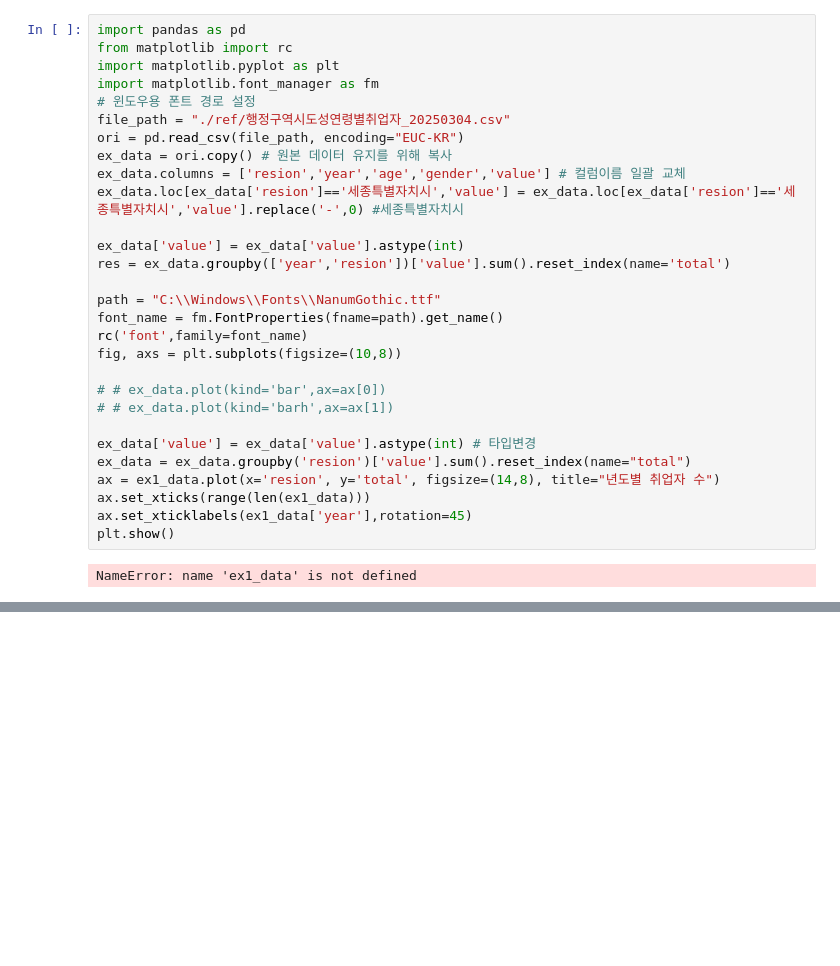
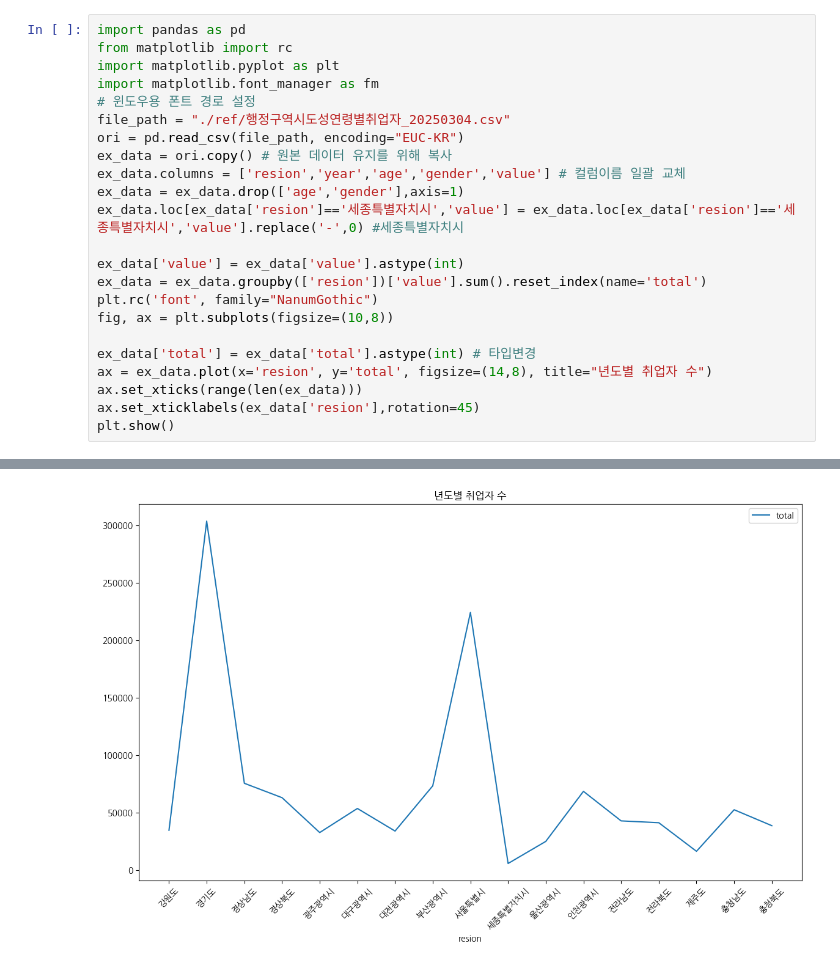
Before and after one commit to YB3698/python_pyb, a Jupyter notebook: 0304과제_지역별 취업자.ipynb, the cells around one changed output, grey strips where cells are left out. Drawn from its saved outputs; the diff is of its cells as text; blank space fills up the shorter version.

```diff
--- a/0304과제_지역별 취업자.ipynb
+++ b/0304과제_지역별 취업자.ipynb
@@ -1,32 +1,26 @@
 # %%
 import pandas as pd
 from matplotlib import rc
 import matplotlib.pyplot as plt
 import matplotlib.font_manager as fm
 # 윈도우용 폰트 경로 설정
 file_path = "./ref/행정구역시도성연령별취업자_20250304.csv"
 ori = pd.read_csv(file_path, encoding="EUC-KR")
 ex_data = ori.copy() # 원본 데이터 유지를 위해 복사
 ex_data.columns = ['resion','year','age','gender','value'] # 컬럼이름 일괄 교체
+ex_data = ex_data.drop(['age','gender'],axis=1)
 ex_data.loc[ex_data['resion']=='세종특별자치시','value'] = ex_data.loc[ex_data['resion']=='세종특별자치시','value'].replace('-',0) #세종특별자치시
 
 ex_data['value'] = ex_data['value'].astype(int)
-res = ex_data.groupby(['year','resion'])['value'].sum().reset_index(name='total')
+ex_data = ex_data.groupby(['resion'])['value'].sum().reset_index(name='total')
+plt.rc('font', family="NanumGothic")
+fig, ax = plt.subplots(figsize=(10,8))
 
-path = "C:\\Windows\\Fonts\\NanumGothic.ttf"
-font_name = fm.FontProperties(fname=path).get_name()
-rc('font',family=font_name)
-fig, axs = plt.subplots(figsize=(10,8))
-
-# # ex_data.plot(kind='bar',ax=ax[0])
-# # ex_data.plot(kind='barh',ax=ax[1])
-
-ex_data['value'] = ex_data['value'].astype(int) # 타입변경
-ex_data = ex_data.groupby('resion')['value'].sum().reset_index(name="total")
-ax = ex1_data.plot(x='resion', y='total', figsize=(14,8), title="년도별 취업자 수")
-ax.set_xticks(range(len(ex1_data)))
-ax.set_xticklabels(ex1_data['year'],rotation=45)
+ex_data['total'] = ex_data['total'].astype(int) # 타입변경
+ax = ex_data.plot(x='resion', y='total', figsize=(14,8), title="년도별 취업자 수")
+ax.set_xticks(range(len(ex_data)))
+ax.set_xticklabels(ex_data['resion'],rotation=45)
 plt.show()
 # %% [output]
-NameError: name 'ex1_data' is not defined
 [figure]
+[figure, added]
```
Also changed, not shown: 26 other files.
